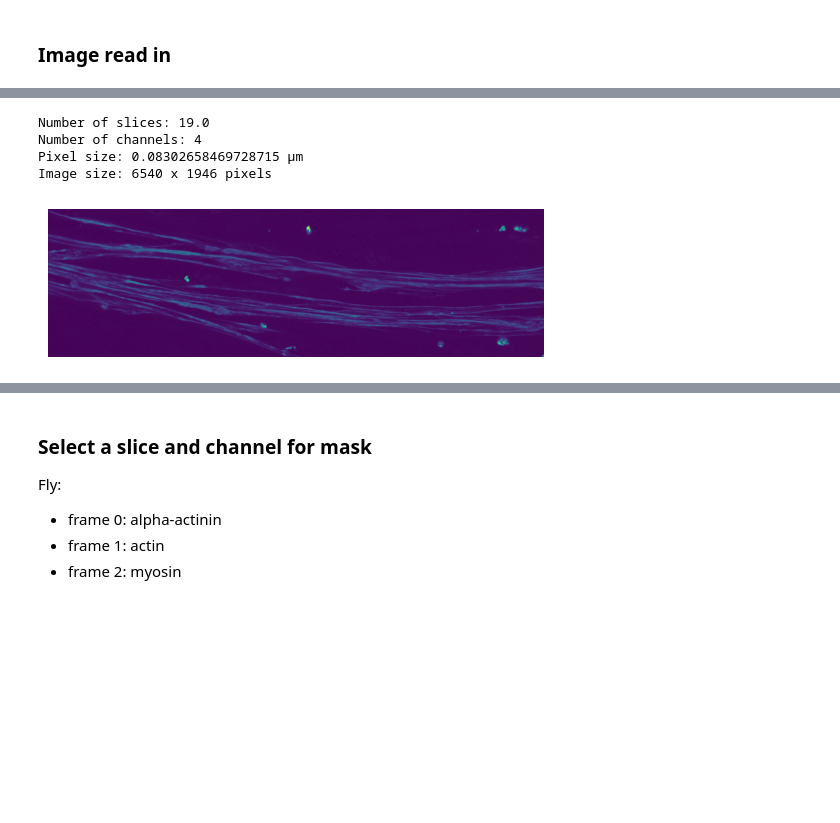
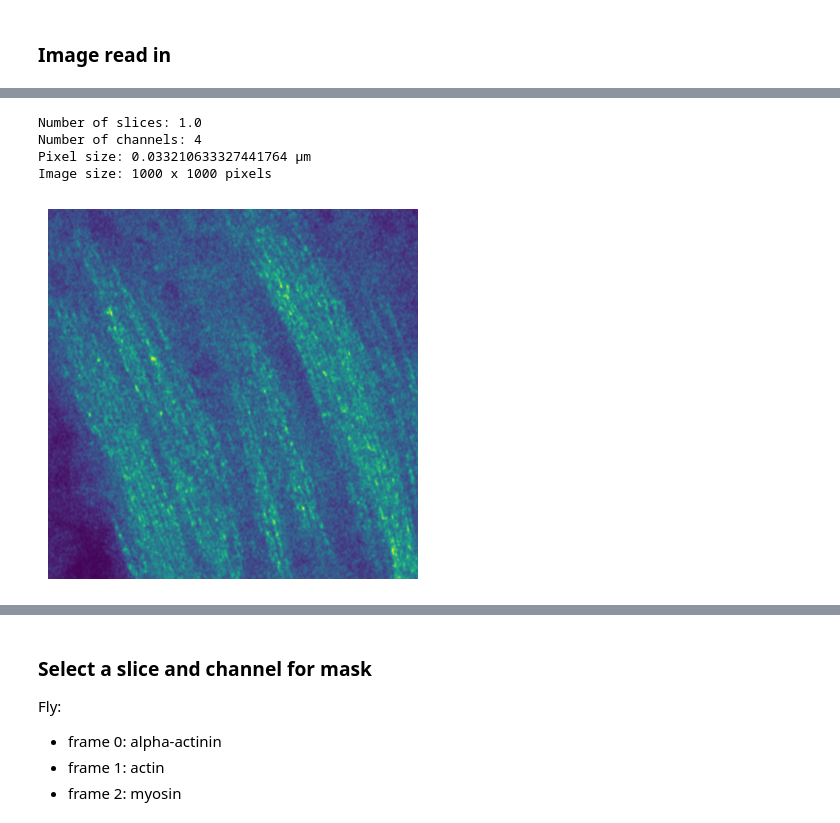
Before and after one commit to Roland0206/Capstone, a Jupyter notebook: test.ipynb, the cells around one changed output, grey strips where cells are left out. Cells and saved outputs as stored; diff of their text form; code cells hidden in the pictures; blank space fills up the shorter version.

```diff
--- a/test.ipynb
+++ b/test.ipynb
@@ -78,7 +79,7 @@ input_figures_directory = 'Data/'
 fly1_image_name = '2023.06.12_MhcGFPweeP26_24hrsAPF_Phallo568_647nano62actn_405nano2sls_100Xz2.5_1_2.tif'
 fly2_image_name = '2023.06.12_MhcGFPweeP26_30hrsAPF_Phallo568_647nano62actn_405nano2sls_100Xz2.5_1_2.tif'
 human_image_name = 'Trial8_D12_488-TTNrb+633-MHCall_DAPI+568-Rhod_100X_01_stitched.tif'
-image_filename = human_image_name
+image_filename = fly1_image_name
 
 raw_path = os.path.join(input_figures_directory, image_filename)
 
@@ -120,37 +121,37 @@ def display_frame(channel_index, slice_index=0):
     # Display the image
     fig, ax = plt.subplots()
     ax.imshow(raw)
     ax.axis('off')  # Remove axis
     plt.show()
 
     # Display the widget
     display(channel_widget)
     if 'slice_widget' in locals():
         display(slice_widget)
 
 # Call the function to display the initial frame
 if 'slice_widget' in locals():
     display_frame(channel_widget.value,slice_widget.value)
 else:
     display_frame(channel_widget.value)
 
 # Define the function to update the displayed frame
 def update_channel(change):
     display_frame(change.new, slice_widget.value if 'slice_widget' in locals() else 0)
 
 def update_slice(change):
     display_frame(channel_widget.value, change.new)
 
 # Connect the widget to the update function
 channel_widget.observe(update_channel, 'value')
 if 'slice_widget' in locals():
     slice_widget.observe(update_slice, 'value')
 # %% [output]
-Number of slices: 19.0
+Number of slices: 1.0
 Number of channels: 4
-Pixel size: 0.08302658469728715 µm
-Image size: 6540 x 1946 pixels
+Pixel size: 0.033210633327441764 µm
+Image size: 1000 x 1000 pixels
-[figure, old version]
+[figure, new version]
 [interactive output not drawn]
 # %% [markdown]
 ### Select a slice and channel for mask
```
Also changed, not shown: parts of 5 cells of this notebook, 1 other file.
